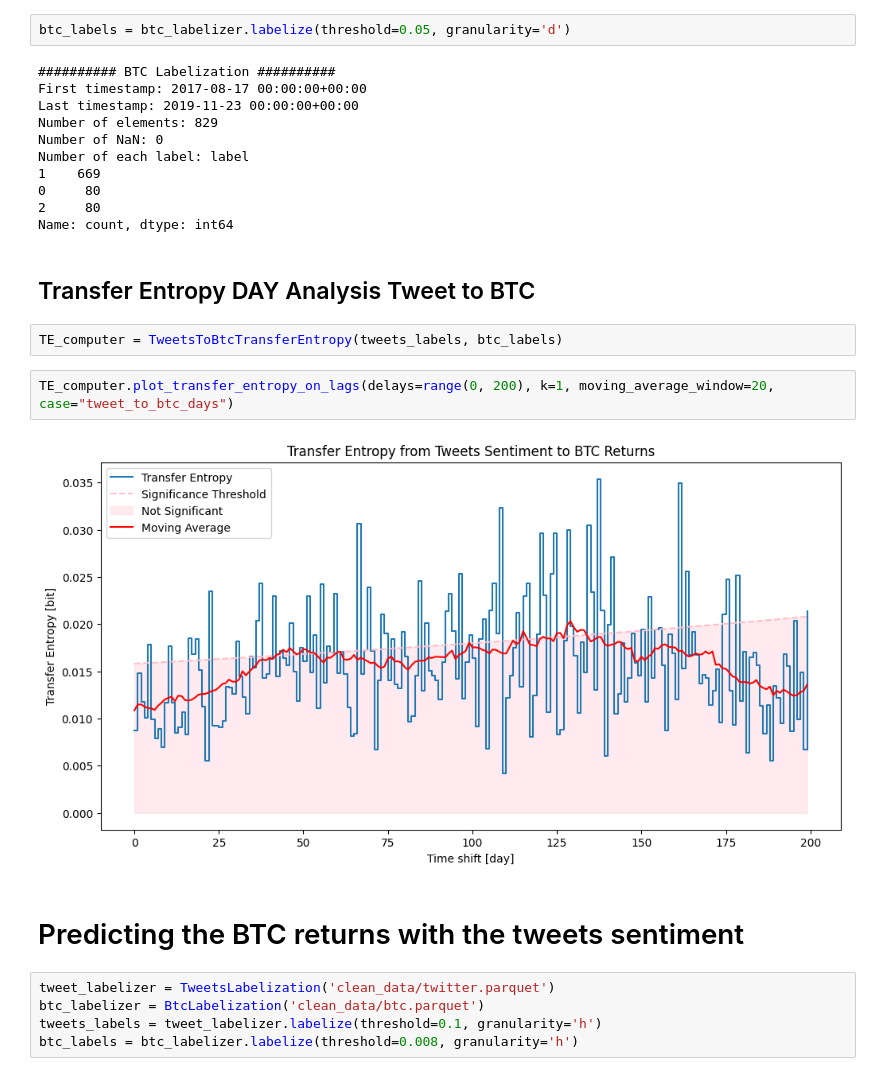
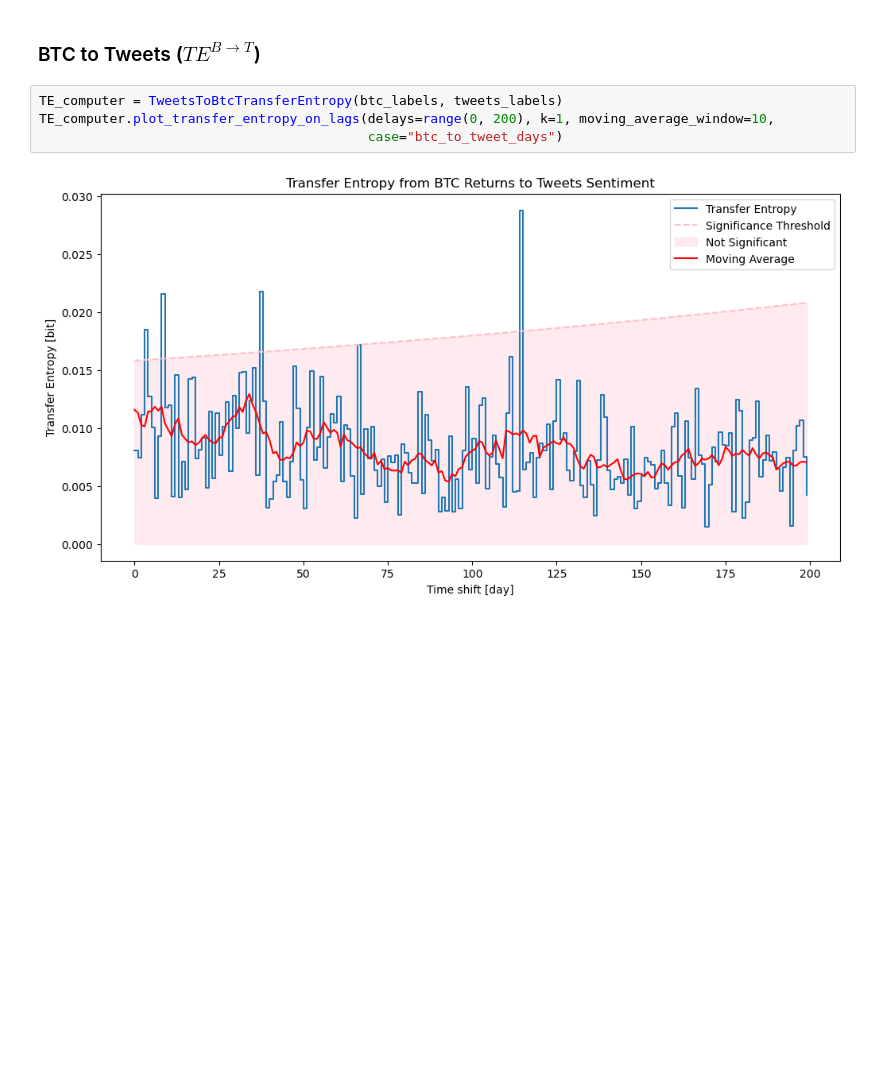
Before and after one commit to paulo-03/bitcoin_twitter, a Jupyter notebook: transfer_entropy.ipynb, the cells around one changed output. Drawn from its saved outputs; the diff is of its cells as text; blank space fills up the shorter version.

Commit message:
clean notebooks, scripts, markdown and repo structure

```diff
--- a/transfer_entropy.ipynb
+++ b/transfer_entropy.ipynb
@@ -146,28 +150,8 @@ Name: count, dtype: int64
-# %%
-btc_labels = btc_labelizer.labelize(threshold=0.05, granularity='d')
-# %% [output]
-########## BTC Labelization ##########
-First timestamp: 2017-08-17 00:00:00+00:00
-Last timestamp: 2019-11-23 00:00:00+00:00
-Number of elements: 829
-Number of NaN: 0
-Number of each label: label
-1    669
-0     80
-2     80
-Name: count, dtype: int64
 # %% [markdown]
-## Transfer Entropy DAY Analysis Tweet to BTC
+### BTC to Tweets ($TE^{B \rightarrow T}$)
 # %%
-TE_computer = TweetsToBtcTransferEntropy(tweets_labels, btc_labels)
+TE_computer = TweetsToBtcTransferEntropy(btc_labels, tweets_labels)
+TE_computer.plot_transfer_entropy_on_lags(delays=range(0, 200), k=1, moving_average_window=10,
+                                          case="btc_to_tweet_days")
+# %% [output]
+[figure, added]
-# %%
-TE_computer.plot_transfer_entropy_on_lags(delays=range(0, 200), k=1, moving_average_window=20, case="tweet_to_btc_days")
-# %% [output]
-[figure, removed]
-# %% [markdown]
-# Predicting the BTC returns with the tweets sentiment
-# %%
-tweet_labelizer = TweetsLabelization('clean_data/twitter.parquet')
-btc_labelizer = BtcLabelization('clean_data/btc.parquet')
-tweets_labels = tweet_labelizer.labelize(threshold=0.1, granularity='h')
-btc_labels = btc_labelizer.labelize(threshold=0.008, granularity='h')
```
Also changed, not shown: parts of 25 cells of this notebook, 11 other files.
